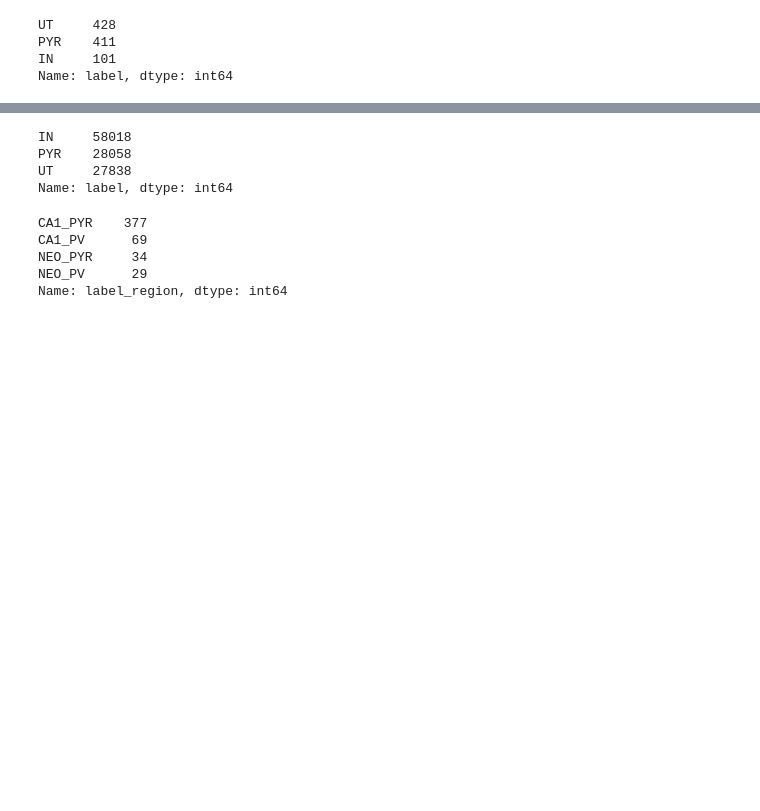
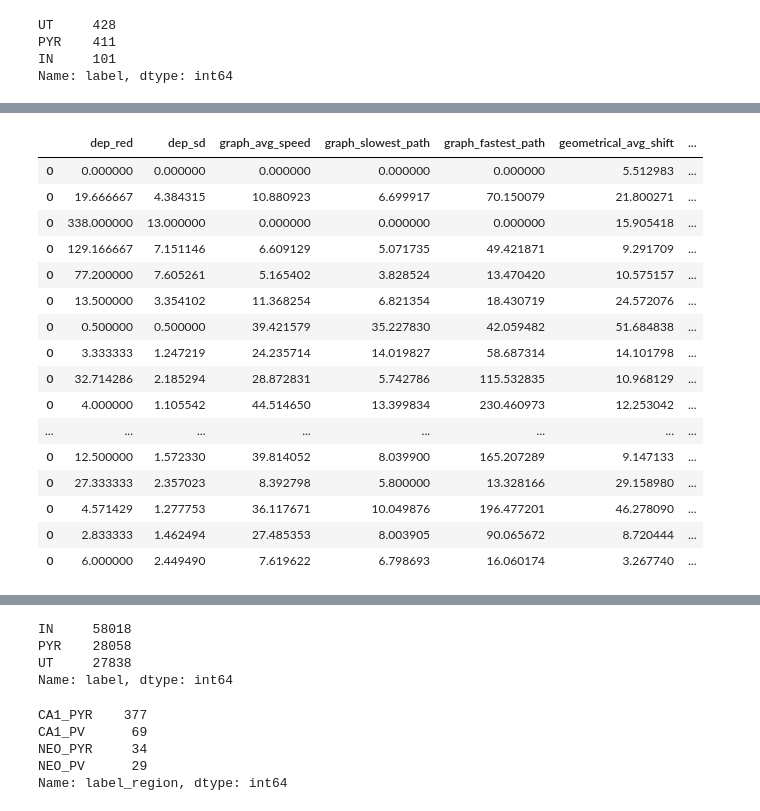
Before and after one commit to LiorSukman/Stark-Lab-Project, a Jupyter notebook: neo_vs_CA.ipynb, the cells around one changed output, grey strips where cells are left out. Cells and saved outputs as stored; diff of their text form; code cells hidden in the pictures; blank space fills up the shorter version.

```diff
--- a/neo_vs_CA.ipynb
+++ b/neo_vs_CA.ipynb
@@ -50,3 +50,27 @@ memory usage: 132.0+ KB
+# %%
+df = df[df.t_time != 128]
+df = df[df.t_time != 129]
+df = df[df.t_time != 127]
+len(df)
+df
+# %% [output]
+|  | dep_red | dep_sd | graph_avg_speed | graph_slowest_path | graph_fastest_path | geometrical_avg_shift | ... |
+| 0 | 0.000000 | 0.000000 | 0.000000 | 0.000000 | 0.000000 | 5.512983 | ... |
+| 0 | 19.666667 | 4.384315 | 10.880923 | 6.699917 | 70.150079 | 21.800271 | ... |
+| 0 | 338.000000 | 13.000000 | 0.000000 | 0.000000 | 0.000000 | 15.905418 | ... |
+| 0 | 129.166667 | 7.151146 | 6.609129 | 5.071735 | 49.421871 | 9.291709 | ... |
+| 0 | 77.200000 | 7.605261 | 5.165402 | 3.828524 | 13.470420 | 10.575157 | ... |
+| 0 | 13.500000 | 3.354102 | 11.368254 | 6.821354 | 18.430719 | 24.572076 | ... |
+| 0 | 0.500000 | 0.500000 | 39.421579 | 35.227830 | 42.059482 | 51.684838 | ... |
+| 0 | 3.333333 | 1.247219 | 24.235714 | 14.019827 | 58.687314 | 14.101798 | ... |
+| 0 | 32.714286 | 2.185294 | 28.872831 | 5.742786 | 115.532835 | 10.968129 | ... |
+| 0 | 4.000000 | 1.105542 | 44.514650 | 13.399834 | 230.460973 | 12.253042 | ... |
+| ... | ... | ... | ... | ... | ... | ... | ... |
+| 0 | 12.500000 | 1.572330 | 39.814052 | 8.039900 | 165.207289 | 9.147133 | ... |
+| 0 | 27.333333 | 2.357023 | 8.392798 | 5.800000 | 13.328166 | 29.158980 | ... |
+| 0 | 4.571429 | 1.277753 | 36.117671 | 10.049876 | 196.477201 | 46.278090 | ... |
+| 0 | 2.833333 | 1.462494 | 27.485353 | 8.003905 | 90.065672 | 8.720444 | ... |
+| 0 | 6.000000 | 2.449490 | 7.619622 | 6.798693 | 16.060174 | 3.267740 | ... |
 # %%
 pd.set_option('display.max_rows', 500)
 pd.set_option('display.max_columns', 500)
```
Also changed, not shown: parts of 5 cells of this notebook, 12 other files.
